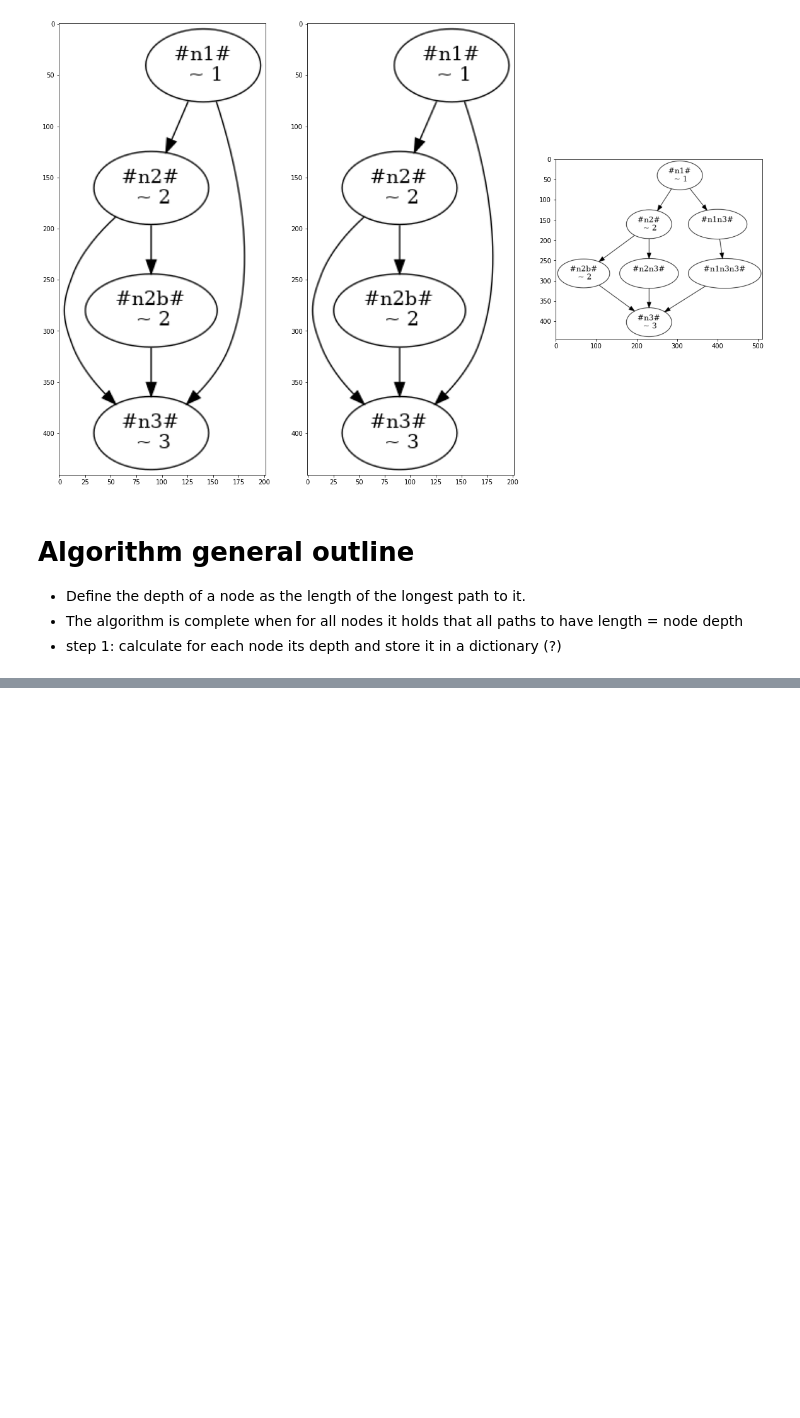
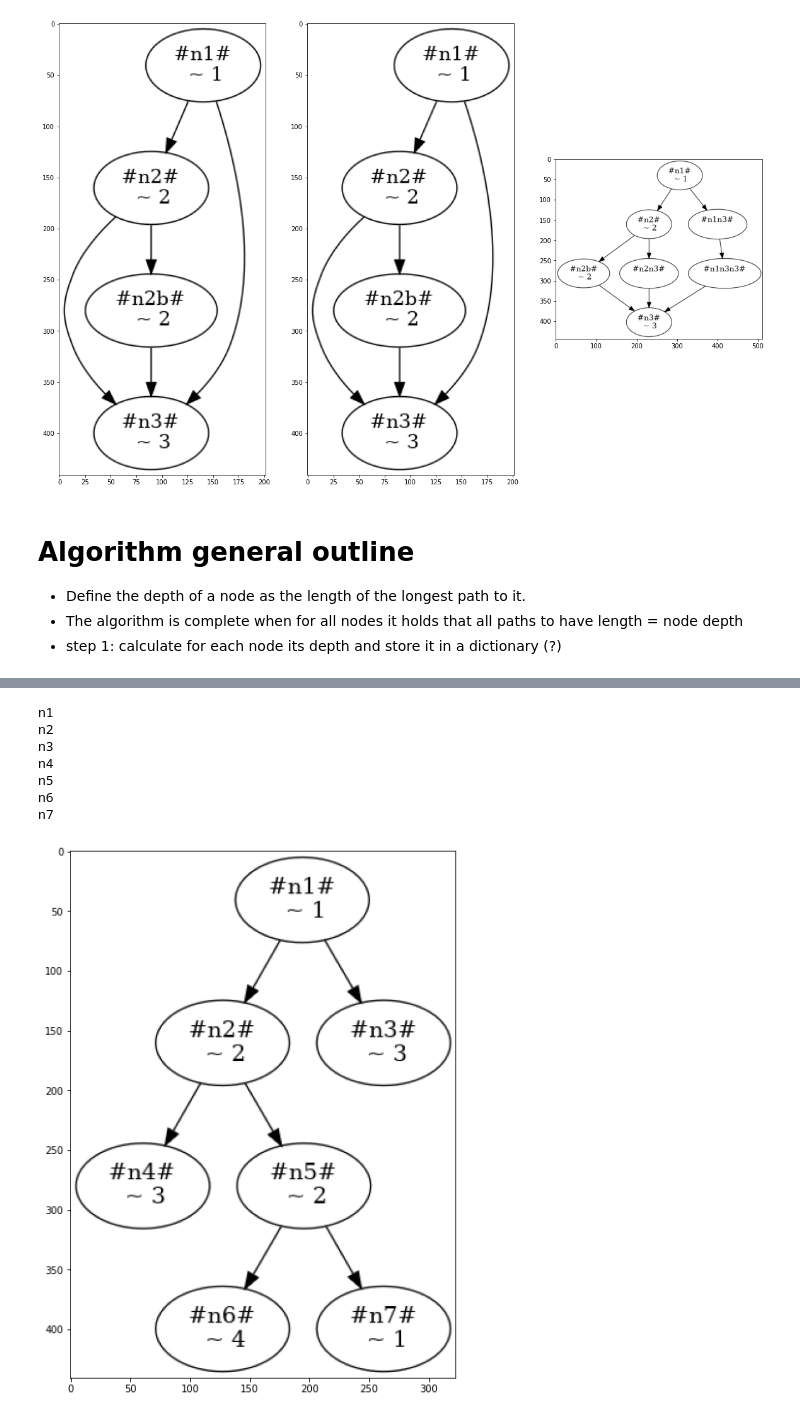
Before and after one commit to DBGilles/NemesisRetroWrite, a Jupyter notebook: retrowrite/rwtools/nemesis/archived_notebooks/insert_nodes_v2.ipynb, the cells around one changed output, grey strips where cells are left out. Cells and saved outputs as stored; diff of their text form; code cells hidden in the pictures; blank space fills up the shorter version.

```diff
--- a/retrowrite/rwtools/nemesis/archived_notebooks/insert_nodes_v2.ipynb
+++ b/retrowrite/rwtools/nemesis/archived_notebooks/insert_nodes_v2.ipynb
@@ -116,0 +125,50 @@ axs[1].imshow(cfg.to_img())
+# %%
+%autoreload 2
+
+G = nx.DiGraph()
+n1 = AbstractNemesisNode([1], "n1")
+n2 = AbstractNemesisNode([2], "n2")
+n3 = AbstractNemesisNode([3], "n3")
+
+n4 = AbstractNemesisNode([3], "n4")
+n5 = AbstractNemesisNode([2], "n5")
+n6 = AbstractNemesisNode([1], "n6")
+n6 = AbstractNemesisNode([4], "n6")
+n7 = AbstractNemesisNode([1], "n7")
+
+
+
+g_nodes = [n1, n2, n3, n4, n5]
+
+
+G.add_edge(n1, n2)
+
+G.add_edge(n1, n3)
+
+
+
+G.add_edge(n2, n4)
+G.add_edge(n2, n5)
+G.add_edge(n2, n5)
+
+G.add_edge(n5, n6)
+G.add_edge(n5, n7)
+
+
+cfg = ControlFlowGraph(list(G.nodes), G)
+figs, axs = plt.subplots(1, figsize=(10, 10))
+axs.imshow(cfg.to_img())
+
+subgraph = cfg.subgraph(n1)
+
+for node in nx.nodes(subgraph):
+    print(node.id)
+# %% [output]
+n1
+n2
+n3
+n4
+n5
+n6
+n7
+[figure, added]
```
Also changed, not shown: parts of 4 cells of this notebook, 3 other files.
